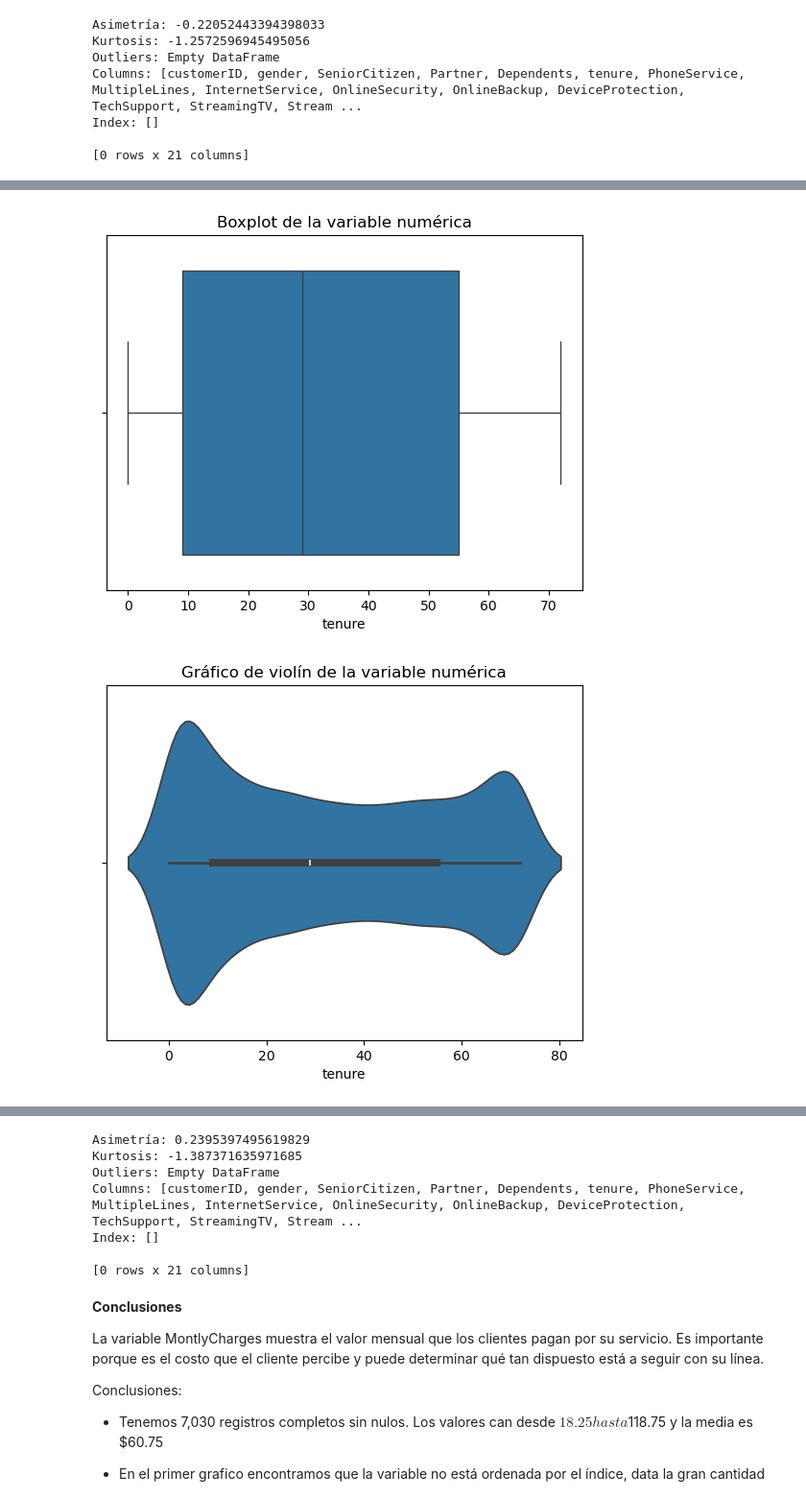
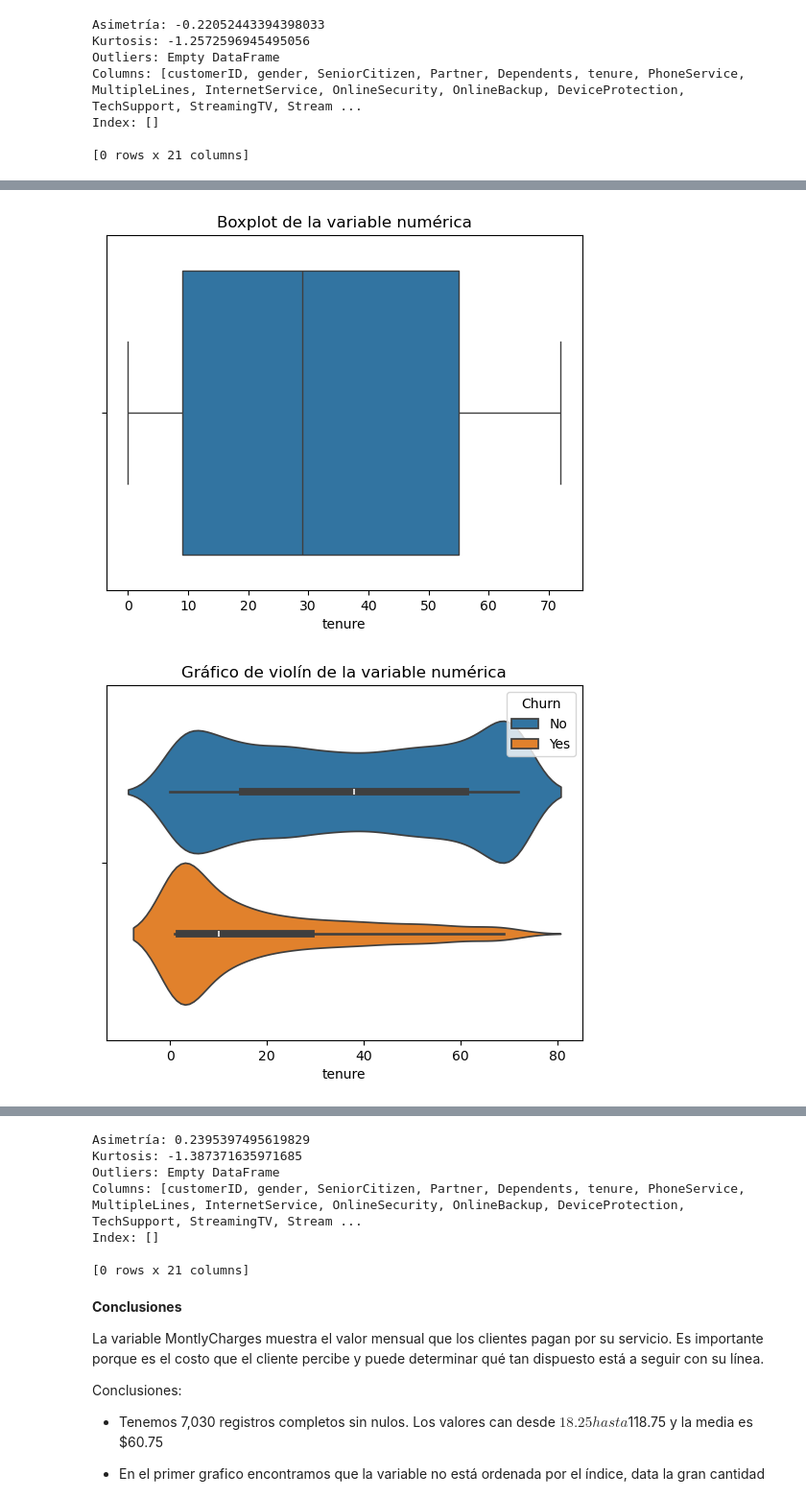
Before and after one commit to MarioSolano98/proyecto-final-analisis-completo-dataset, a Jupyter notebook: eda4-analisis-datos-completo-mariosolano-modelado.ipynb, the cells around one changed output, grey strips where cells are left out. Shown at 96% size. Cells and saved outputs as stored; diff of their text form; code cells hidden in the pictures.

```diff
--- a/eda4-analisis-datos-completo-mariosolano-modelado.ipynb
+++ b/eda4-analisis-datos-completo-mariosolano-modelado.ipynb
@@ -229,40 +288,40 @@ plt.title('Boxplot de la variable numérica')
 plt.show()
 
 # 5. Gráfico de violín para una visualización más detallada
-sns.violinplot(x=df_customer_churn['tenure'])
+sns.violinplot(x=df_customer_churn['tenure'],hue=df_customer_churn['Churn'])
 plt.title('Gráfico de violín de la variable numérica')
 plt.show()
 
 # 6. QQ-plot para evaluar la normalidad
 from scipy import stats
 stats.probplot(df_customer_churn['tenure'], plot=plt)
 plt.title('QQ-plot de la variable numérica')
 plt.show()
 
 # 7. Medidas de asimetría y kurtosis
 print('Asimetría:', df_customer_churn['tenure'].skew())
 print('Kurtosis:', df_customer_churn['tenure'].kurt())
 
 # 8. Identificación de outliers (por ejemplo, utilizando IQR)
 Q1 = df_customer_churn['tenure'].quantile(0.25)
 Q3 = df_customer_churn['tenure'].quantile(0.75)
 IQR = Q3 - Q1
 outliers = df_customer_churn[(df_customer_churn['tenure'] < Q1 - 1.5*IQR) | (df_customer_churn['tenure'] > Q3 + 1.5*IQR)]
 print('Outliers:', outliers)
 # %% [output]
 count    7043.000000
 mean       32.371149
 std        24.559481
 min         0.000000
 25%         9.000000
 50%        29.000000
 75%        55.000000
 max        72.000000
 Name: tenure, dtype: float64
 [figure]
 [figure]
 [figure]
-[figure, old version]
+[figure, new version]
 [figure]
 Asimetría: 0.2395397495619829
 Kurtosis: -1.387371635971685
```
Also changed, not shown: parts of 10 cells of this notebook.
